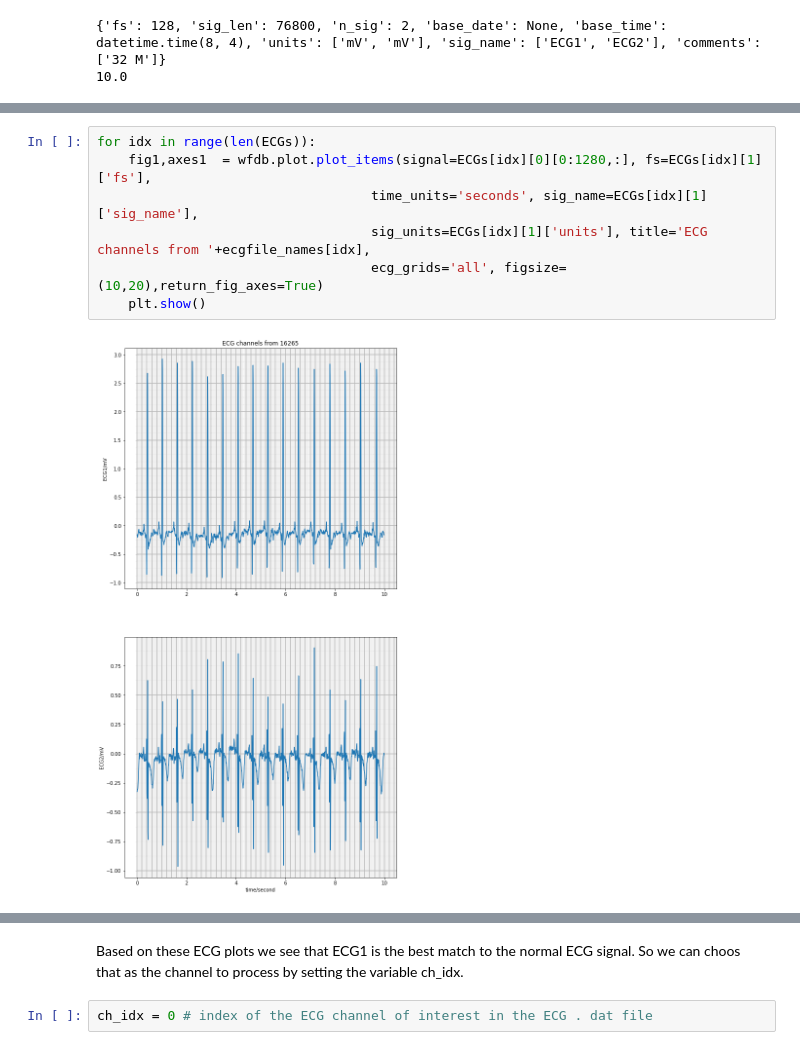
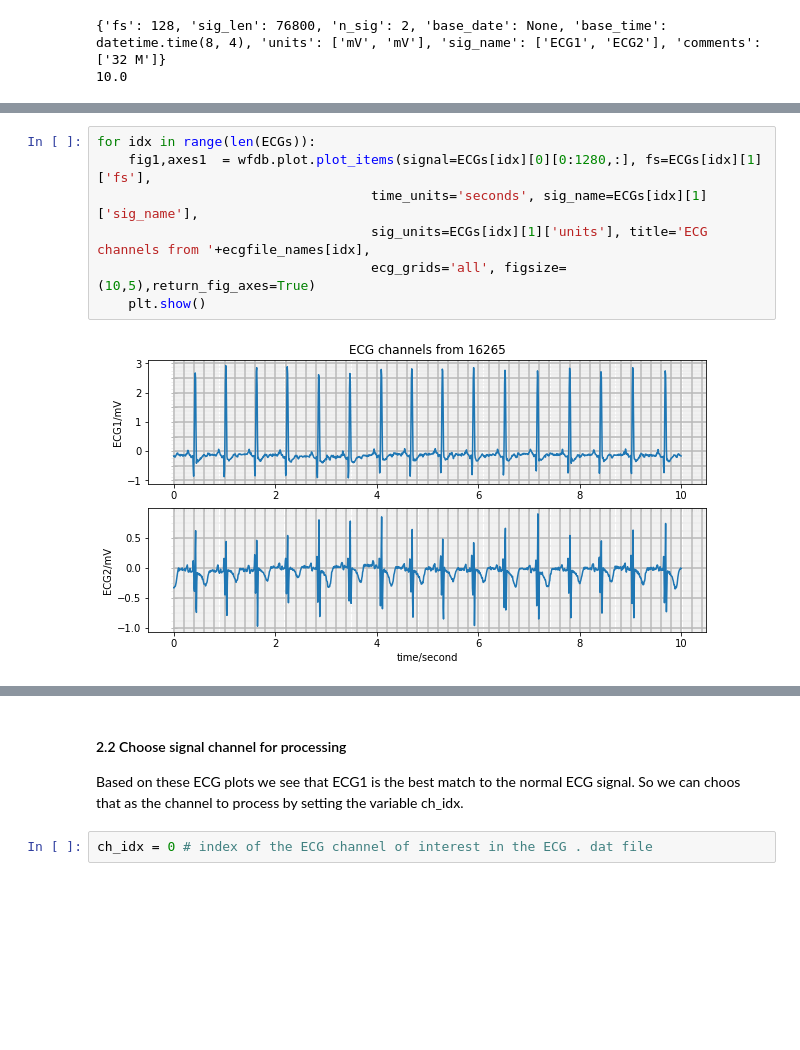
Before and after one commit to plaisier-lab/python3_courses, a Jupyter notebook: ecg_analysis.ipynb, the cells around one changed output, grey strips where cells are left out. Saved outputs shown, nothing was run; the diff lists cells and outputs as text; blank space fills up the shorter version.

```diff
--- a/ecg_analysis.ipynb
+++ b/ecg_analysis.ipynb
@@ -199,9 +197,9 @@ And the plot is shown, which will send the plot to the plotting window.
 # %%
 for idx in range(len(ECGs)):
     fig1,axes1  = wfdb.plot.plot_items(signal=ECGs[idx][0][0:1280,:], fs=ECGs[idx][1]['fs'],
                                    time_units='seconds', sig_name=ECGs[idx][1]['sig_name'],
                                    sig_units=ECGs[idx][1]['units'], title='ECG channels from '+ecgfile_names[idx],
-                                   ecg_grids='all', figsize=(10,20),return_fig_axes=True)
+                                   ecg_grids='all', figsize=(10,5),return_fig_axes=True)
     plt.show()
 # %% [output]
-[figure, old version]
+[figure, new version]
@@ -209,5 +207,6 @@ for idx in range(len(ECGs)):
 # %% [markdown]
-Based on these ECG plots we see that ECG1 is the best match to the normal ECG signal. So we can choos that as the channel to process by setting the variable ch_idx.
+<h4>2.2 Choose signal channel for processing</h4>
+<p>Based on these ECG plots we see that ECG1 is the best match to the normal ECG signal. So we can choos that as the channel to process by setting the variable ch_idx.</p>
 # %%
 ch_idx = 0 # index of the ECG channel of interest in the ECG . dat file
 # %% [markdown]
```
Also changed, not shown: parts of 24 cells of this notebook.
